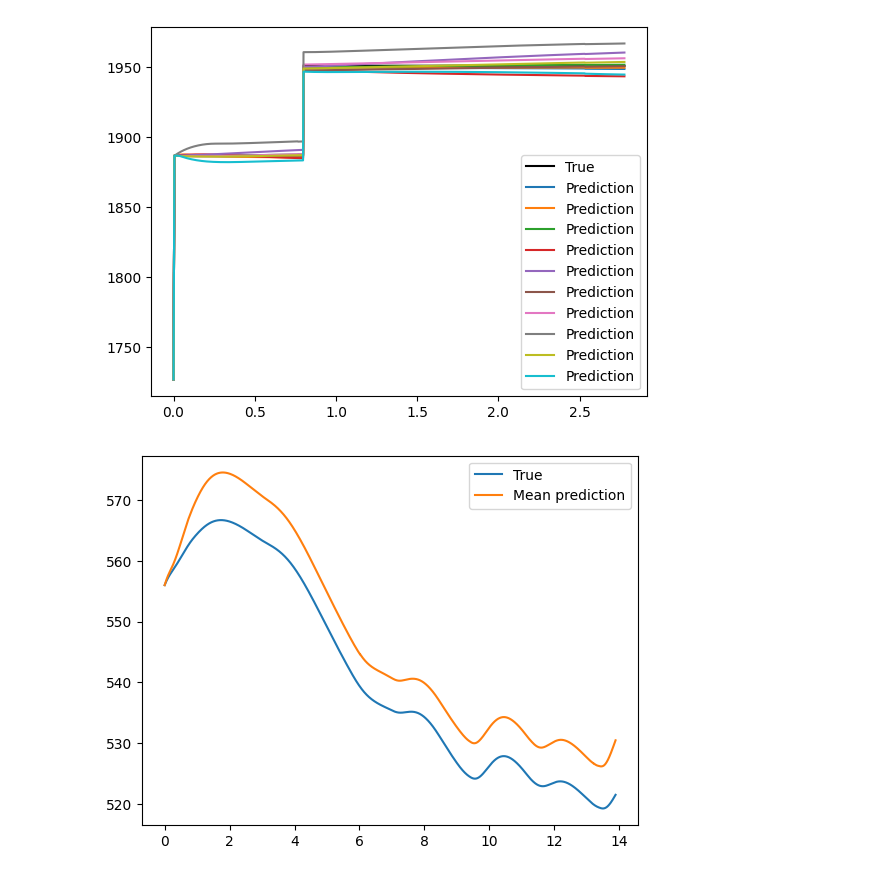
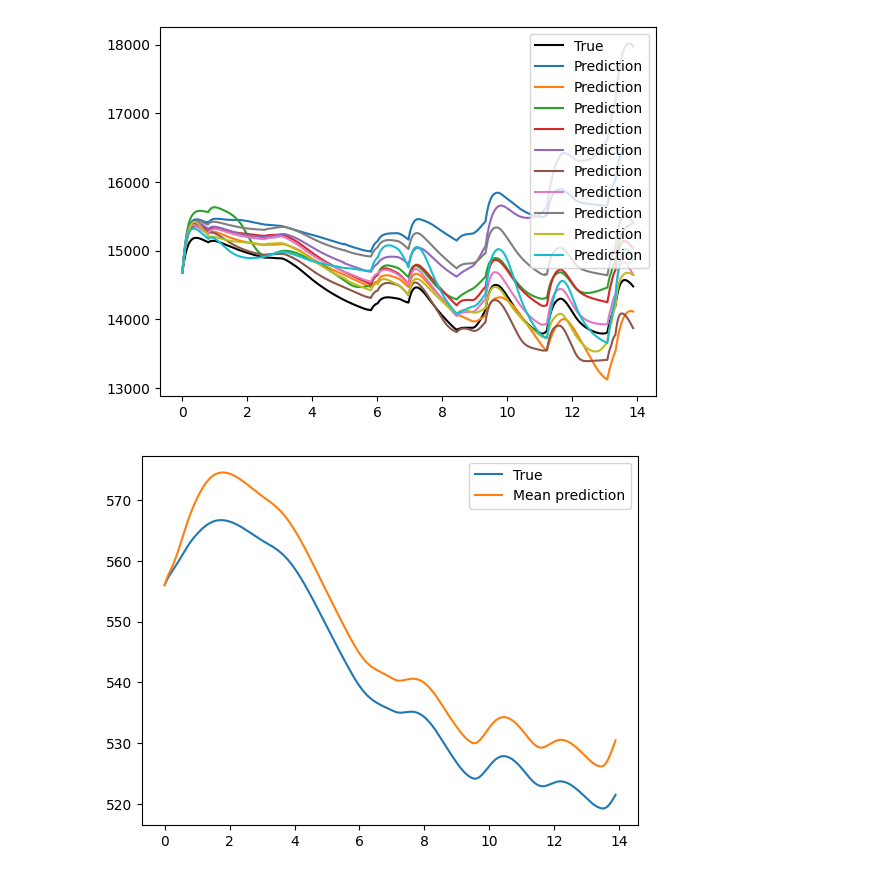
Before and after one commit to emilhaugstvedt/sparsity, a Jupyter notebook: sparsity.ipynb, the cells around one changed output. Cells and saved outputs as stored; diff of their text form; code cells hidden in the pictures.

```diff
--- a/sparsity.ipynb
+++ b/sparsity.ipynb
@@ -18,11 +18,11 @@ test_data = test_loader.dataset.y
 t = torch.linspace(0, test_loader.dataset.DT * len(test_data)/60/60, len(test_data))
 # %%
 test_set_size = 4999
-test_set_number =
-x_test = test_loader.dataset.x_non_norm[test_set_number * 4999 - 1:(test_set_number + 1) * test_set_size]
+test_set_number = 1
+x_test = test_loader.dataset.x_non_norm[:4999]
 t = torch.linspace(0, test_loader.dataset.DT * len(x_test)/60/60, len(x_test))
 # %%
-path = "models/alu/L1_regularization/model" # plain, soft_thresholding, L1-regularization, dynamic_sparse_reparameterization, magnitude_pruning
+path = "models/alu/soft_thresholding/l1/model_l1" # plain, soft_thresholding, L1-regularization, dynamic_sparse_reparameterization, magnitude_pruning
 
 models = load_models(path, n_models=10)
 # %%
@@ -45,16 +45,16 @@ for model, prediction in zip(models, predictions):
         x_dot = model(input) * y_std + y_mean
         prediction[i, :8] = prediction[i-1, :8] + x_dot * dt
 # %%
-state = 2
-steps = 1000 # Max 4999
+state = 3
+steps = 4999 # Max 4999
 
 plt.plot(t[:steps], x_test[:steps, state], label="True", color="black")
 for prediction in predictions:
     plt.plot(t[:steps], prediction[:steps, state].detach(), label="Prediction")
 plt.legend()
 plt.show()
 # %% [output]
-[figure, old version]
+[figure, new version]
 # %%
 mean_prediction = torch.zeros_like(x_test).detach()
 for prediction in predictions:
```
